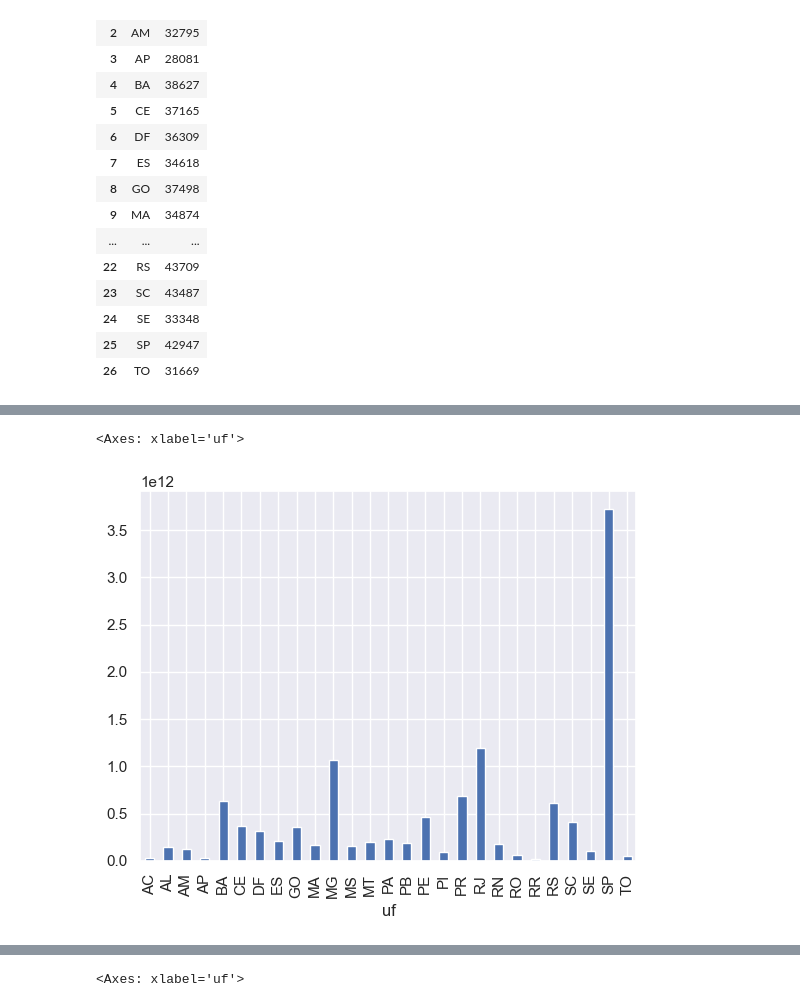
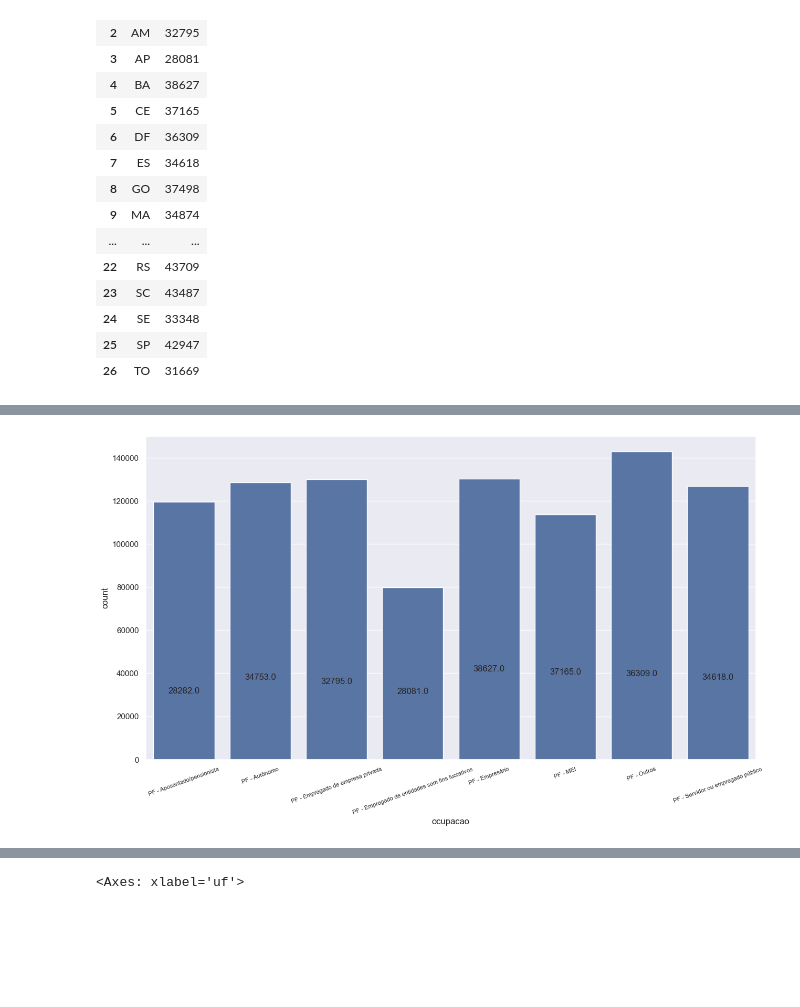
Before and after one commit to FranciniSantana/analise-scr-data, a Jupyter notebook: notebook/analise-descritiva.ipynb, the cells around one changed output, grey strips where cells are left out. Drawn from its saved outputs; the diff is of its cells as text; code cells hidden in the pictures; blank space fills up the shorter version.

```diff
--- a/notebook/analise-descritiva.ipynb
+++ b/notebook/analise-descritiva.ipynb
@@ -92,5 +122,13 @@ ax2 = sns.countplot( data = df, x = "porte", orient = 'v')
-# %%
-df.groupby('uf')['a_vencer_ate_90_dias'].sum().plot(kind='bar')
-# %% [output]
-<Axes: xlabel='uf'>
-[figure, removed]
+# %%
+plt.figure(figsize=(15, 8)) # configurando o tamanho da imagem com matplotlib
+plt.xticks(fontsize=8,rotation = 20)
+ax2 = sns.countplot( data = df, x = "ocupacao",orient= 'y')
+
+# Adicionando rótulos nas barras
+for p in ax.patches:
+    ax2.annotate(f'{p.get_height()}', (p.get_x() + p.get_width() / 2., p.get_height()),
+                ha='center', va='center', xytext=(0, 10), textcoords='offset points')
+
+plt.show()
+# %% [output]
+[figure, added]
```
Also changed, not shown: parts of 8 cells of this notebook.
